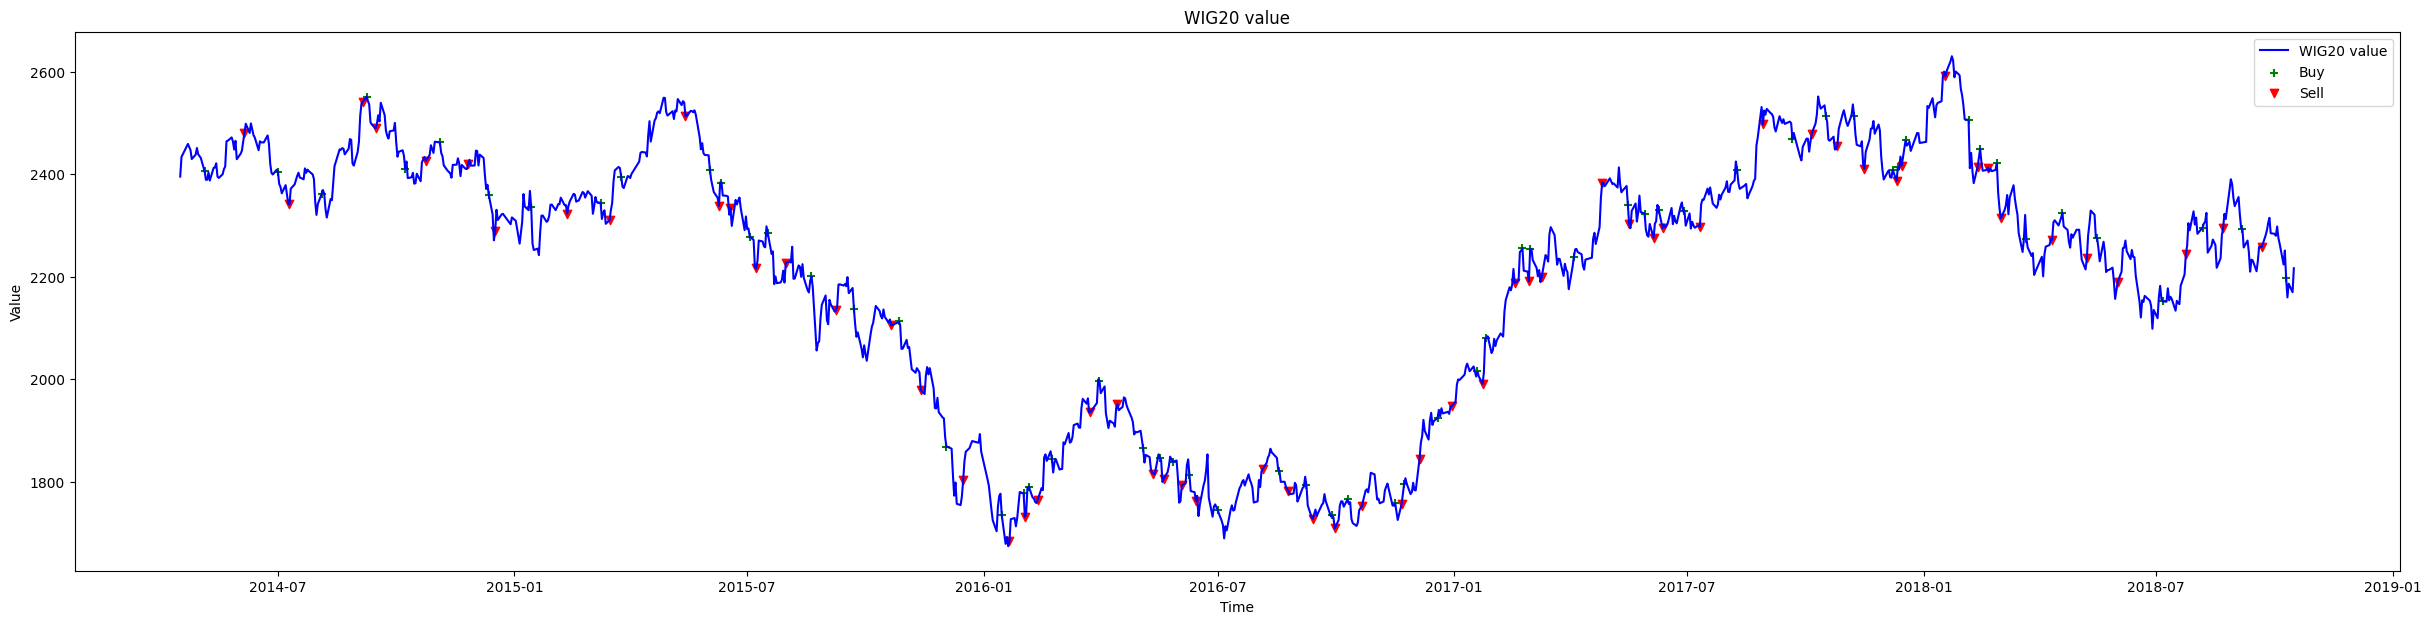
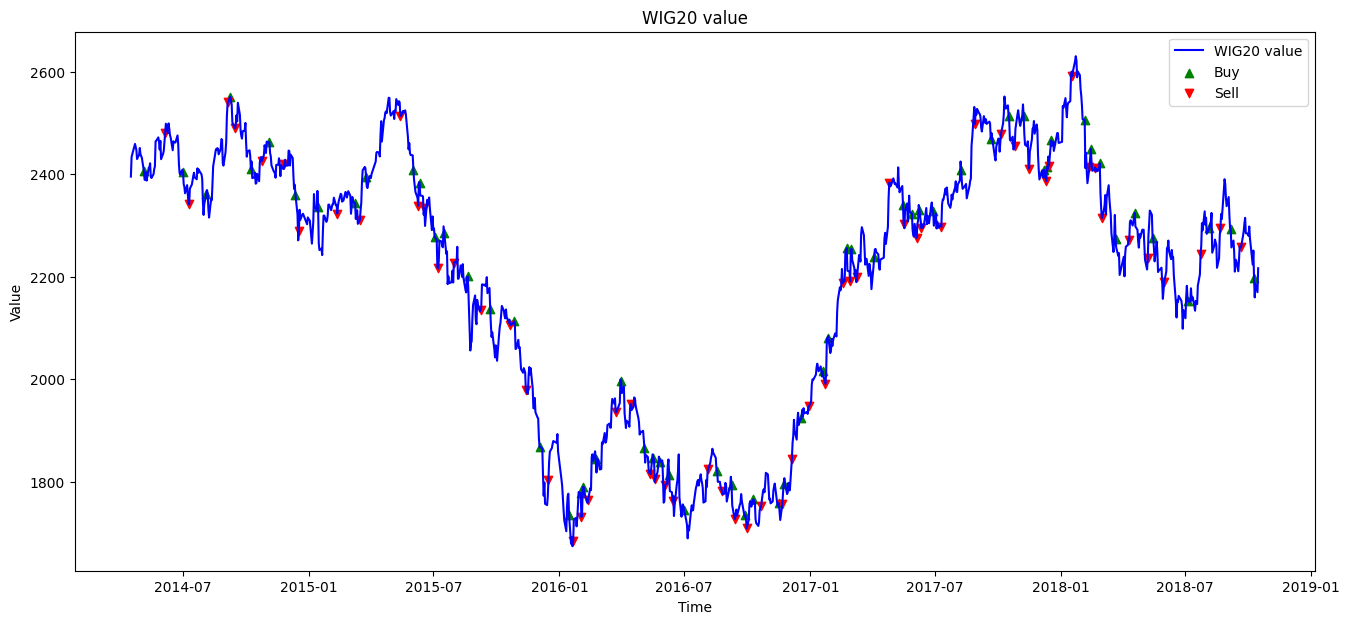
The notebook cell's code change between the first figure and the second:
--- before
+++ after
@@ -1,14 +1,14 @@
-plt.figure(figsize=(30,7))
+plt.figure(figsize=sizeOfPlot)
 plt.plot(dates,data_for_calc,label='WIG20 value', color='blue')
 
 buyPoints = [point[0] for point in buyArray]
 buyValues = getArrayOfIndexes(data_for_calc,buyPoints) 
-buyPoints = getArrayOfIndexes(dates, extractFromTuple(buyArray,0))#[point[0] for point in buyArray]#
+buyPoints = getArrayOfIndexes(dates, extractFromTuple(buyArray,0))
 sellPoints = [point[0] for point in sellArray]
 sellValues = getArrayOfIndexes(data_for_calc, sellPoints)
-sellPoints = getArrayOfIndexes(dates, extractFromTuple(sellArray,0))#[point[0] for point in buyArray]#
+sellPoints = getArrayOfIndexes(dates, extractFromTuple(sellArray,0))
 
 
-plt.scatter(buyPoints, buyValues, color='green', marker='+', label='Buy')
+plt.scatter(buyPoints, buyValues, color='green', marker='^', label='Buy')
 plt.scatter(sellPoints, sellValues, color='red', marker='v', label='Sell')
 plt.legend(loc='upper right')

Commit: Refactor MACD report sections for improved clarity and add analysis of trading signals